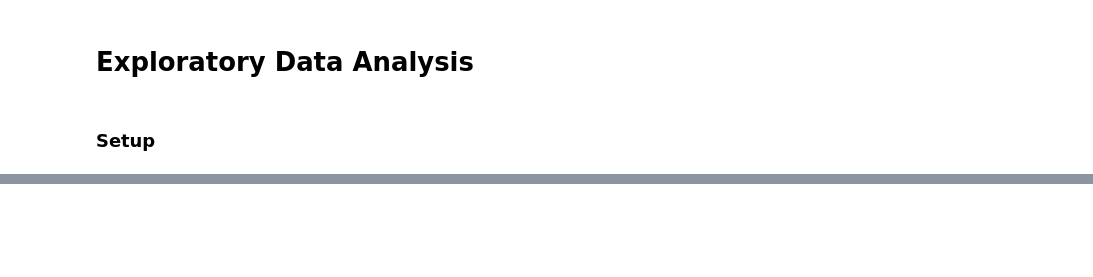
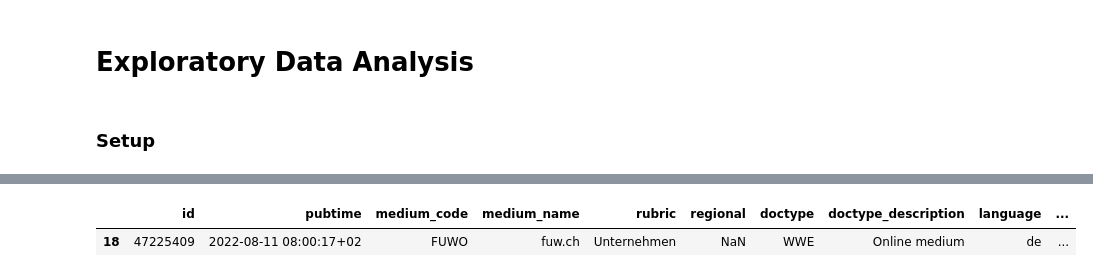
Before and after one commit to bt-koch/newsews, a Jupyter notebook: notebooks/eda.ipynb, the cells around one changed output, grey strips where cells are left out. Cells and saved outputs as stored; diff of their text form; code cells hidden in the pictures; blank space fills up the shorter version.

```diff
--- a/notebooks/eda.ipynb
+++ b/notebooks/eda.ipynb
@@ -74,0 +191,7 @@ Name: content, Length: 109863, dtype: object
+# %%
+import re
+
+df["lead"] = df["content"].apply(lambda x: " ".join(re.findall(r"<ld>(.*?)</ld>", x)))
+df["topic"] = df[["rubric", "head", "subhead", "lead"]].fillna("").agg(" ".join, axis=1)
+
+df["topic"].head
@@ -74,0 +243,5 @@ Name: content, Length: 109863, dtype: object
+# %%
+df[df["content_id"] == "03a801e8-e72c-d3e2-8276-69ebd9a7816a"]
+# %% [output]
+|  | id | pubtime | medium_code | medium_name | rubric | regional | doctype | doctype_description | language | ... |
+| 18 | 47225409 | 2022-08-11 08:00:17+02 | FUWO | fuw.ch | Unternehmen | NaN | WWE | Online medium | de | ... |
```
Also changed, not shown: parts of 35 cells of this notebook, 1 other file.
